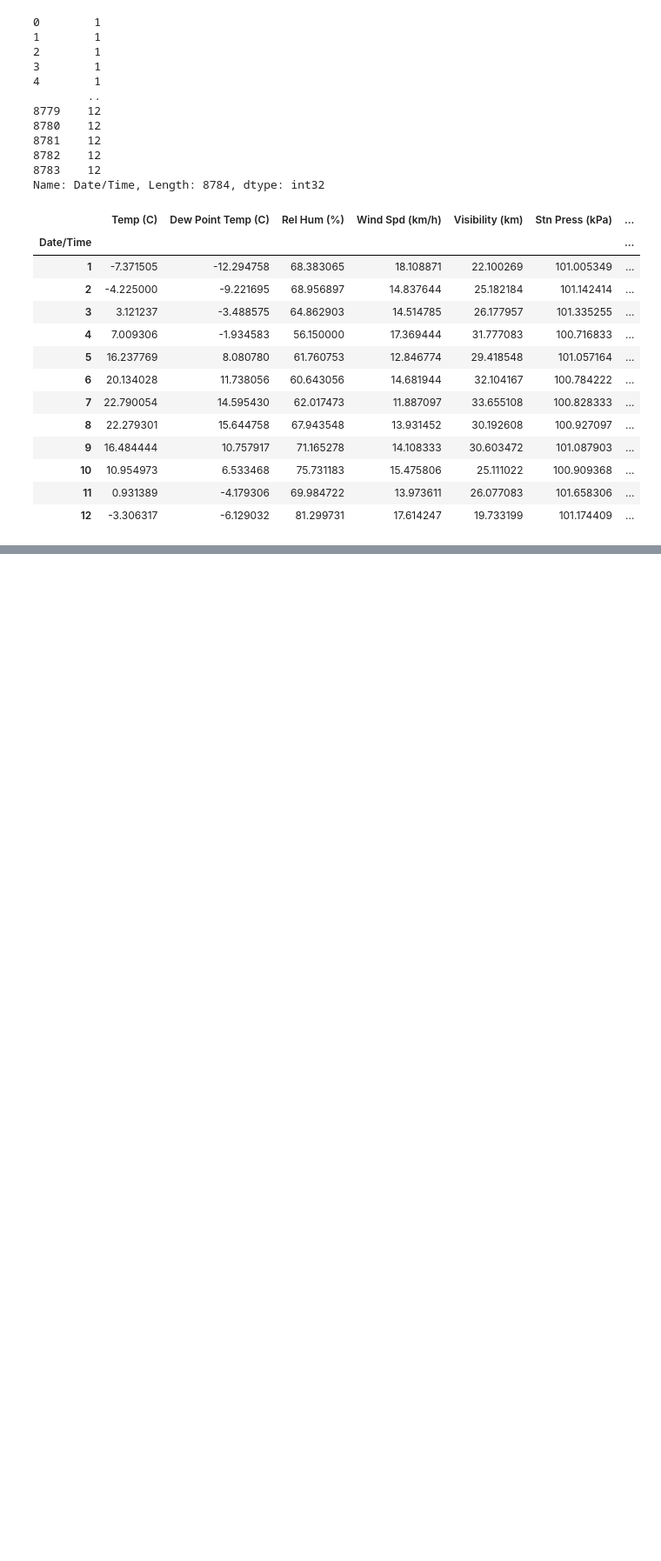
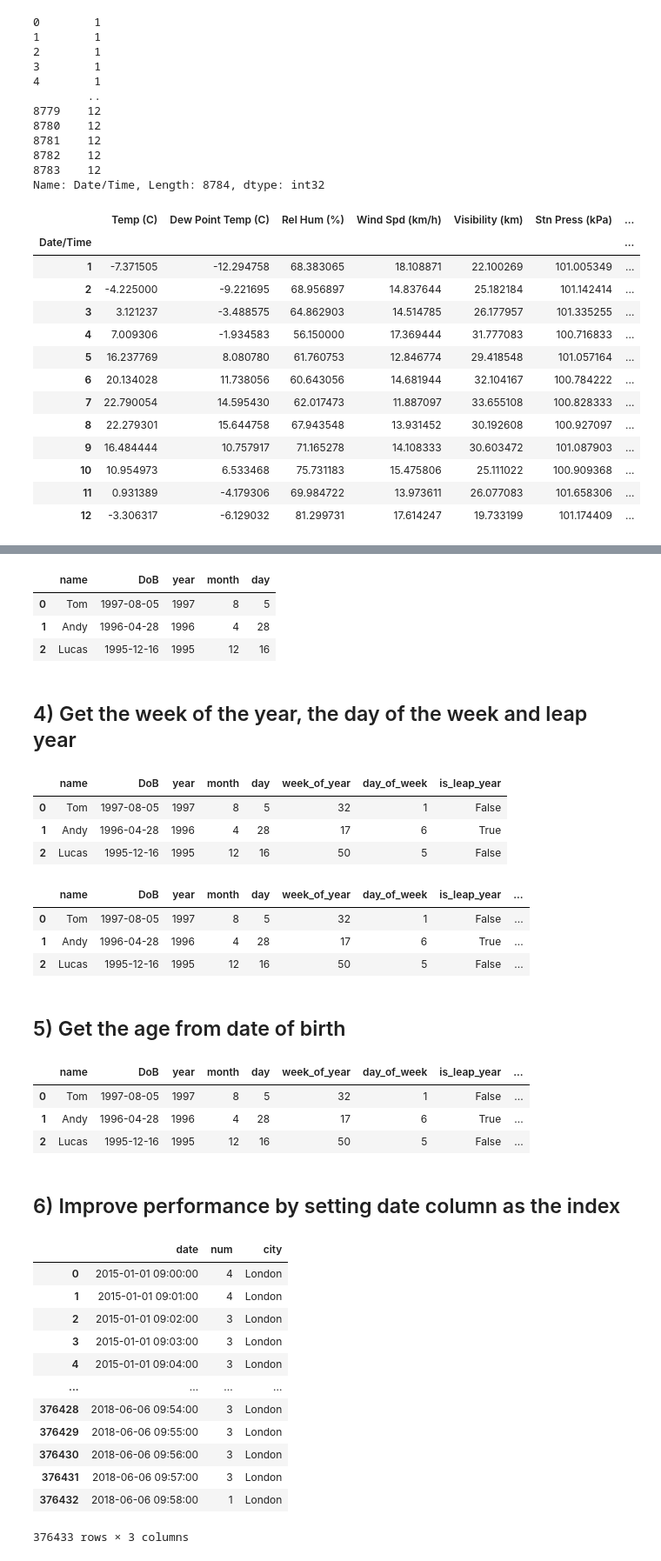
Before and after one commit to noturshek/de-course, a Jupyter notebook: deCoursePython/Python Advanced.ipynb, the cells around one changed output, grey strips where cells are left out. Shown at 87% size. Cells and saved outputs as stored; diff of their text form; code cells hidden in the pictures; blank space fills up the shorter version.

Commit message:
Working with DateTime Formats

```diff
--- a/deCoursePython/Python Advanced.ipynb
+++ b/deCoursePython/Python Advanced.ipynb
@@ -708,0 +877,71 @@ mean_temperature_df
+# %%
+df['year'] = df['DoB'].dt.year
+df['month'] = df['DoB'].dt.month
+df['day'] = df['DoB'].dt.day
+df
+# %% [output]
+|  | name | DoB | year | month | day |
+| 0 | Tom | 1997-08-05 | 1997 | 8 | 5 |
+| 1 | Andy | 1996-04-28 | 1996 | 4 | 28 |
+| 2 | Lucas | 1995-12-16 | 1995 | 12 | 16 |
+# %% [markdown]
+## 4) Get the week of the year, the day of the week and leap year
+# %%
+df['week_of_year'] = df['DoB'].dt.isocalendar().week
+df['day_of_week'] = df['DoB'].dt.dayofweek
+df['is_leap_year']=df['DoB'].dt.is_leap_year
+df
+# %% [output]
+|  | name | DoB | year | month | day | week_of_year | day_of_week | is_leap_year |
+| 0 | Tom | 1997-08-05 | 1997 | 8 | 5 | 32 | 1 | False |
+| 1 | Andy | 1996-04-28 | 1996 | 4 | 28 | 17 | 6 | True |
+| 2 | Lucas | 1995-12-16 | 1995 | 12 | 16 | 50 | 5 | False |
+# %%
+dw_mapping = {
+    0: 'Monday',
+    1: 'Tuesday',
+    2: 'Wednesday',
+    3: 'Thursday',
+    4: 'Friday',
+    5: 'Saturday',
+    6: 'Sunday'
+}
+
+df['day_of_week_name'] = df['DoB'].dt.weekday.map(dw_mapping)
+df
+# %% [output]
+|  | name | DoB | year | month | day | week_of_year | day_of_week | is_leap_year | ... |
+| 0 | Tom | 1997-08-05 | 1997 | 8 | 5 | 32 | 1 | False | ... |
+| 1 | Andy | 1996-04-28 | 1996 | 4 | 28 | 17 | 6 | True | ... |
+| 2 | Lucas | 1995-12-16 | 1995 | 12 | 16 | 50 | 5 | False | ... |
+# %% [markdown]
+## 5) Get the age from date of birth
+# %%
+today = pd.to_datetime('today')
+df['age'] = today.year - df['DoB'].dt.year
+
+df
+# %% [output]
+|  | name | DoB | year | month | day | week_of_year | day_of_week | is_leap_year | ... |
+| 0 | Tom | 1997-08-05 | 1997 | 8 | 5 | 32 | 1 | False | ... |
+| 1 | Andy | 1996-04-28 | 1996 | 4 | 28 | 17 | 6 | True | ... |
+| 2 | Lucas | 1995-12-16 | 1995 | 12 | 16 | 50 | 5 | False | ... |
+# %% [markdown]
+## 6) Improve performance by setting date column as the index
+# %%
+df = pd.read_csv('city_sales.csv', parse_dates=['date'] )
+df
+# %% [output]
+|  | date | num | city |
+| 0 | 2015-01-01 09:00:00 | 4 | London |
+| 1 | 2015-01-01 09:01:00 | 4 | London |
+| 2 | 2015-01-01 09:02:00 | 3 | London |
+| 3 | 2015-01-01 09:03:00 | 3 | London |
+| 4 | 2015-01-01 09:04:00 | 3 | London |
+| ... | ... | ... | ... |
+| 376428 | 2018-06-06 09:54:00 | 3 | London |
+| 376429 | 2018-06-06 09:55:00 | 3 | London |
+| 376430 | 2018-06-06 09:56:00 | 3 | London |
+| 376431 | 2018-06-06 09:57:00 | 3 | London |
+| 376432 | 2018-06-06 09:58:00 | 1 | London |
+376433 rows × 3 columns
```
Also changed, not shown: parts of 27 cells of this notebook, 1 other file.
